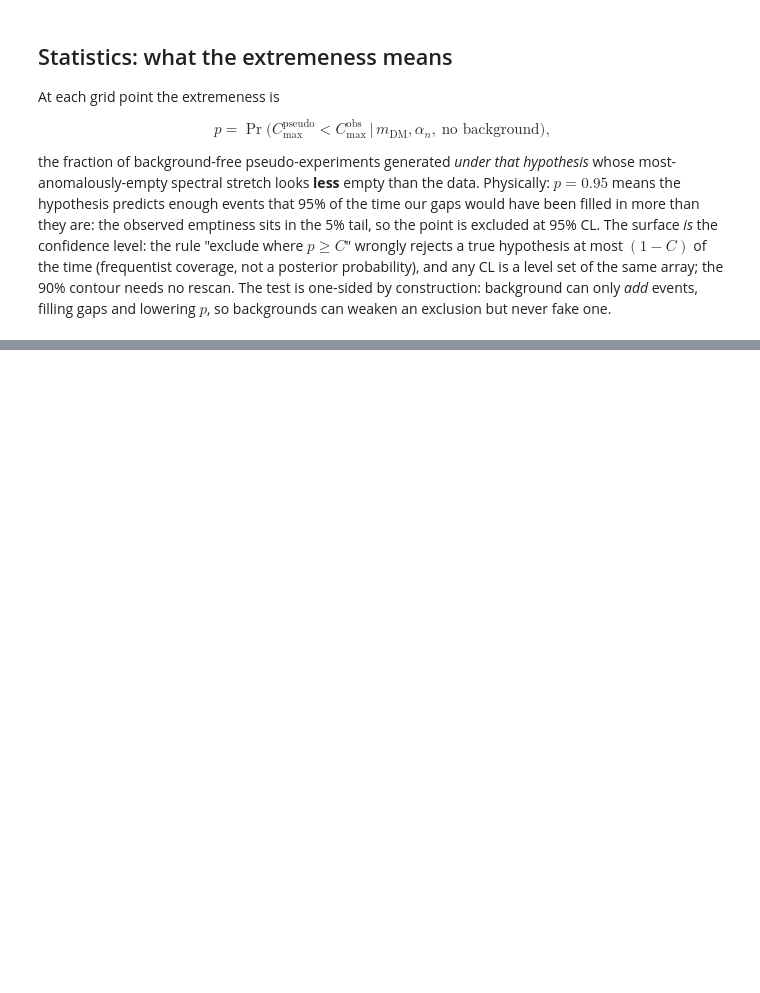
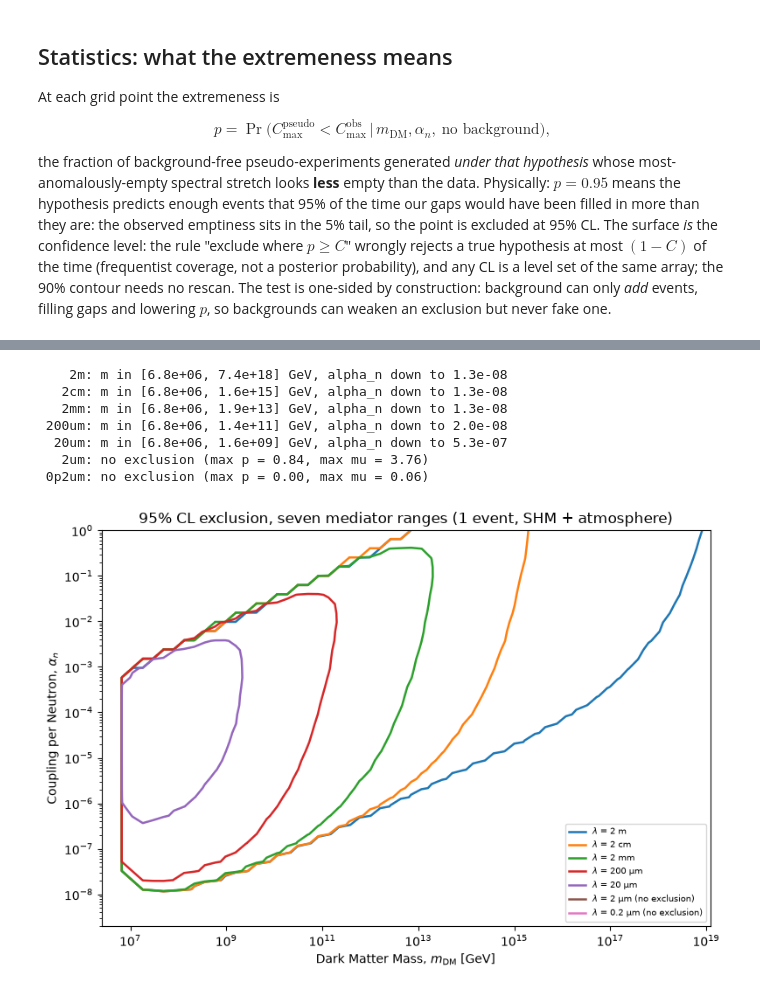
Before and after one commit to PolonaiseExperiment/luhdm, a Jupyter notebook: notebooks/limit_contour.ipynb, the cells around one changed output, grey strips where cells are left out. Saved outputs shown, nothing was run; the diff lists cells and outputs as text; code cells hidden in the pictures; blank space fills up the shorter version.

```diff
--- a/notebooks/limit_contour.ipynb
+++ b/notebooks/limit_contour.ipynb
@@ -318 +357,51 @@ else:
+# %%
+fig, ax = plt.subplots(figsize=(8, 5.5))
+CS95 = {}
+for tag, lamb, color in LAMBDAS:
+    if tag not in SCANS:
+        continue
+    s = SCANS[tag]
+    if (s["extremeness"] >= CONFIDENCE).any():
+        CS95[tag] = ax.contour(s["ms"], s["alphas_n"], s["extremeness"],
+                               levels=[CONFIDENCE], colors=color,
+                               linewidths=1.8)
+        ax.plot([], [], color=color, lw=1.8,
+                label=lamb_label(lamb).split(" = $")[0])
+    else:
+        ax.plot([], [], color=color, lw=1.8,
+                label=lamb_label(lamb).split(" = $")[0] + " (no exclusion)")
+ax.set_xscale("log")
+ax.set_yscale("log")
+ax.set_xlim(REF["ms"].min(), M_PLANCK)
+ax.set_ylim(REF["alphas_n"].min(), 1.0)
+ax.set_xlabel(r"Dark Matter Mass, $m_{\rm DM}$ [GeV]")
+ax.set_ylabel(r"Coupling per Neutron, $\alpha_n$")
+ax.set_title(f"{CONFIDENCE:.0%} CL exclusion, seven mediator ranges "
+             f"({EVENTS.size} event, SHM + atmosphere)")
+ax.legend(loc="lower right", fontsize=7)
+fig.tight_layout()
+fig.savefig("limit_contour_all.png", dpi=140)
+
+for tag, lamb, color in LAMBDAS:
+    if tag not in SCANS:
+        continue
+    s = SCANS[tag]
+    excl = s["extremeness"] >= CONFIDENCE
+    if excl.any():
+        m_ex = np.broadcast_to(s["ms"], excl.shape)[excl]
+        a_ex = np.broadcast_to(s["alphas_n"][:, None], excl.shape)[excl]
+        print(f"{tag:>6}: m in [{m_ex.min():.1e}, {m_ex.max():.1e}] GeV, "
+              f"alpha_n down to {a_ex.min():.1e}")
+    else:
+        print(f"{tag:>6}: no exclusion (max p = {s['extremeness'].max():.2f}, "
+              f"max mu = {s['counts'].max():.2f})")
+# %% [output]
+    2m: m in [6.8e+06, 7.4e+18] GeV, alpha_n down to 1.3e-08
+   2cm: m in [6.8e+06, 1.6e+15] GeV, alpha_n down to 1.3e-08
+   2mm: m in [6.8e+06, 1.9e+13] GeV, alpha_n down to 1.3e-08
+ 200um: m in [6.8e+06, 1.4e+11] GeV, alpha_n down to 2.0e-08
+  20um: m in [6.8e+06, 1.6e+09] GeV, alpha_n down to 5.3e-07
+   2um: no exclusion (max p = 0.84, max mu = 3.76)
+ 0p2um: no exclusion (max p = 0.00, max mu = 0.06)
+[figure, added]
 # %% [markdown]
```
Also changed, not shown: parts of 27 cells of this notebook, 13 other files.
